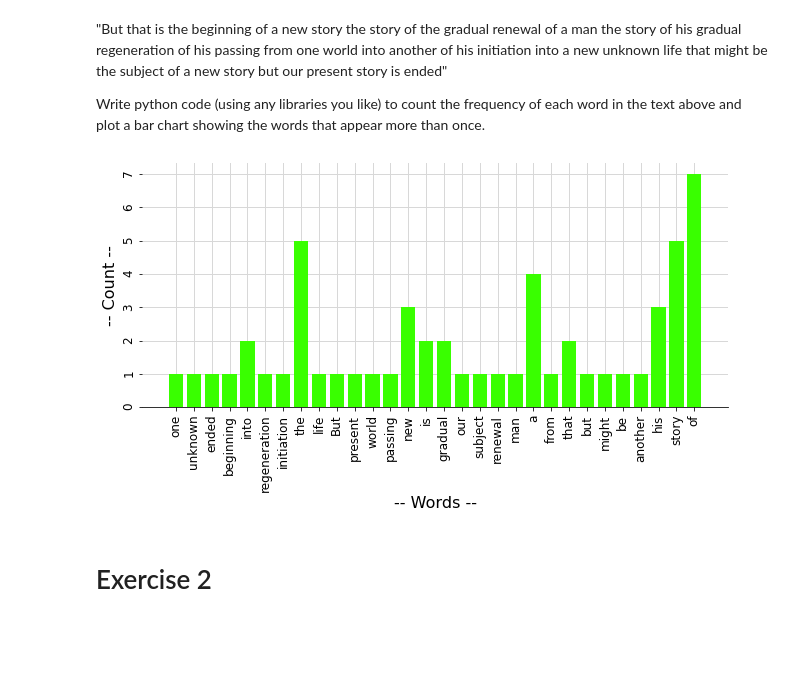
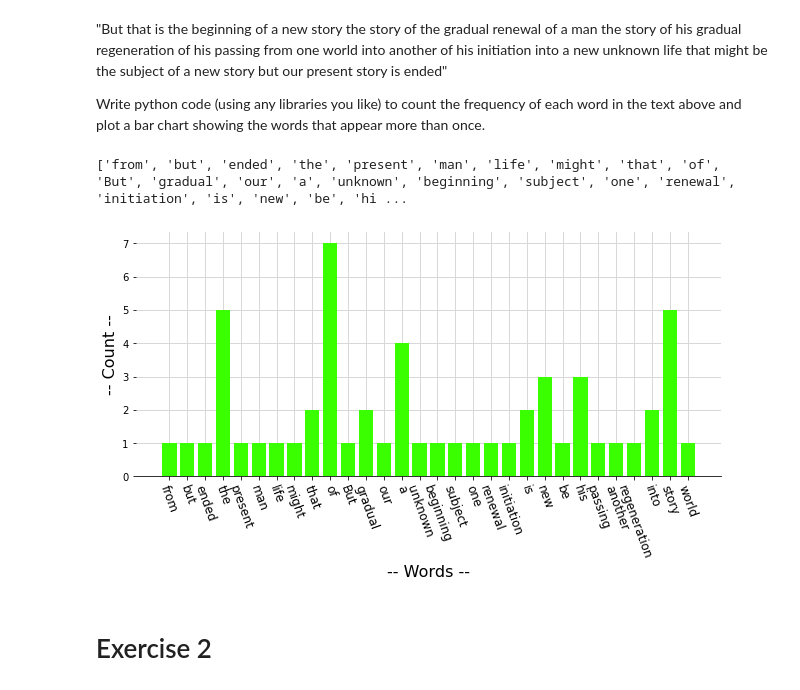
Before and after one commit to ValeriaCasado/classfiles, a Jupyter notebook: ITDS/exam_practise2.ipynb, the cells around one changed output. Drawn from its saved outputs; the diff is of its cells as text; code cells hidden in the pictures; blank space fills up the shorter version.

```diff
--- a/ITDS/exam_practise2.ipynb
+++ b/ITDS/exam_practise2.ipynb
@@ -8,34 +8,36 @@ Write python code (using any libraries you like) to count the frequency of each
 import matplotlib.pyplot as plt
 import pandas as pd
 from matplotlib import cm
 
 
 string = "But that is the beginning of a new story the story of the gradual renewal of a man the story of his gradual regeneration of his passing from one world into another of his initiation into a new unknown life that might be the subject of a new story but our present story is ended"
 
 str_arr = list(set(string.split(" ")))
 d = dict.fromkeys(str_arr,0)
 
 for word in string.split(" "):
     d[word]+=1
 
+print(str_arr)
 fig, ax = plt.subplots()
 fig.set_size_inches(10.5, 4.5)
 
 ax.bar(list(d.keys()), list(d.values()), color="#39ff00")
-ax.tick_params(axis='both', labelsize=12, rotation=90)
+ax.tick_params(axis='x', labelsize=12, rotation=290)
 ax.set_xlabel("-- Words --")
 ax.xaxis.get_label().set_fontsize(16)
 ax.set_ylabel("-- Count --")
 ax.yaxis.get_label().set_fontsize(16)
 #ax.set_facecolor("#d8d8d8")
 #ax.legend(frameon=False)
 ax.grid(color="#d8d8d8", linewidth=1)
 ax.spines['top'].set_visible(False)
 ax.spines['right'].set_visible(False)
 ax.spines['bottom'].set_visible(True)
 ax.spines['left'].set_visible(False)
 ax.set_axisbelow(True)
 # %% [output]
+['from', 'but', 'ended', 'the', 'present', 'man', 'life', 'might', 'that', 'of', 'But', 'gradual', 'our', 'a', 'unknown', 'beginning', 'subject', 'one', 'renewal', 'initiation', 'is', 'new', 'be', 'hi ...
-[figure, old version]
+[figure, new version]
 # %% [markdown]
 # Exercise 2
```
Also changed, not shown: parts of 2 cells of this notebook, 3 other files.
